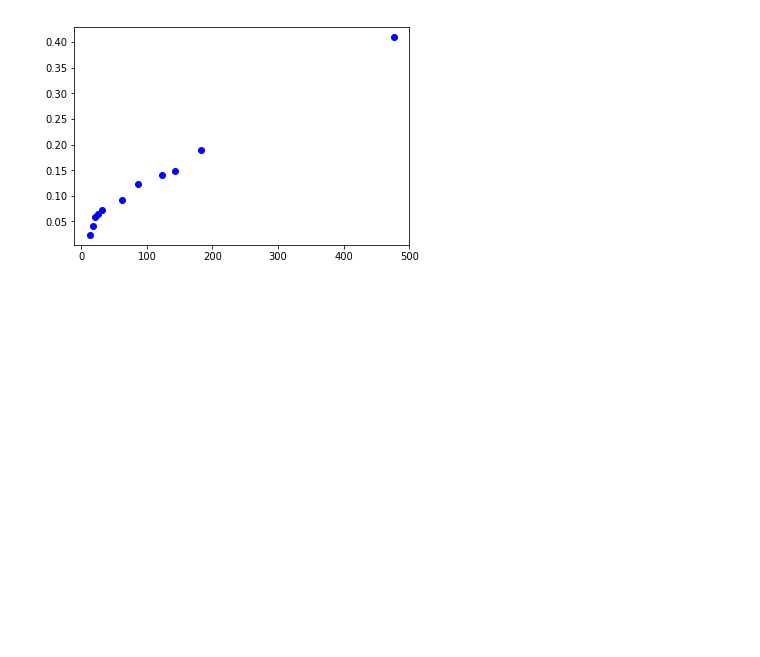
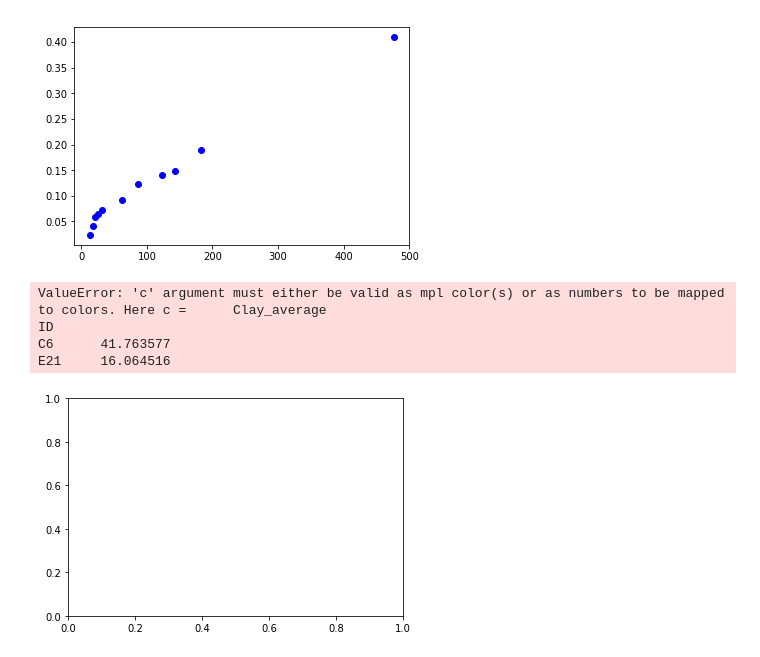
Before and after one commit to SaraSandstrom/pythoncourse, a Jupyter notebook: pcatest.ipynb, the cells around one changed output. Saved outputs shown, nothing was run; the diff lists cells and outputs as text; code cells hidden in the pictures; blank space fills up the shorter version.

Commit message:
Started to create a bubbleplot, gets error when trying to map a variable as a colormap

```diff
--- a/pcatest.ipynb
+++ b/pcatest.ipynb
@@ -55,7 +55,19 @@ import matplotlib.pyplot as plt
 %matplotlib inline
 PP=data1[['PP']]
 SS=data1[['SS']]
+Clay=data1[['Clay_average']]
 plt.plot(SS,PP, 'bo')
 plt.show()
 # %% [output]
 [figure]
+# %%
+#create a bubbleplot instead
+import matplotlib.colors
+plt.scatter(SS,PP, c=Clay, cmap='Colormap')
+plt.show()
+# %% [output]
+ValueError: 'c' argument must either be valid as mpl color(s) or as numbers to be mapped to colors. Here c =      Clay_average
+ID
+C6      41.763577
+E21     16.064516
+[figure, added]
```
